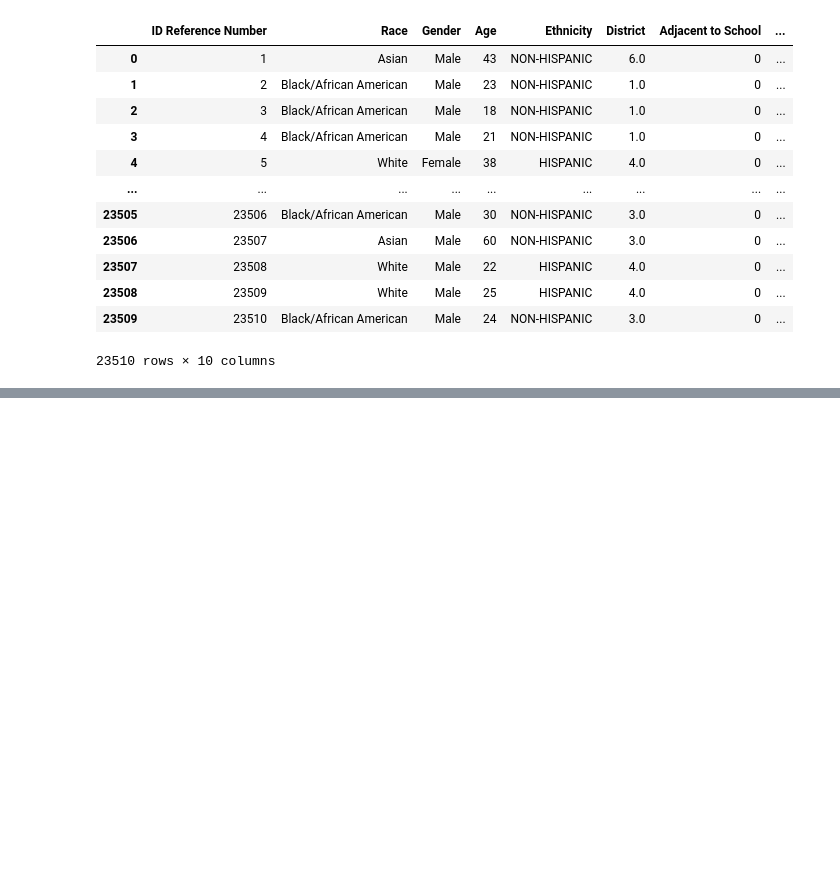
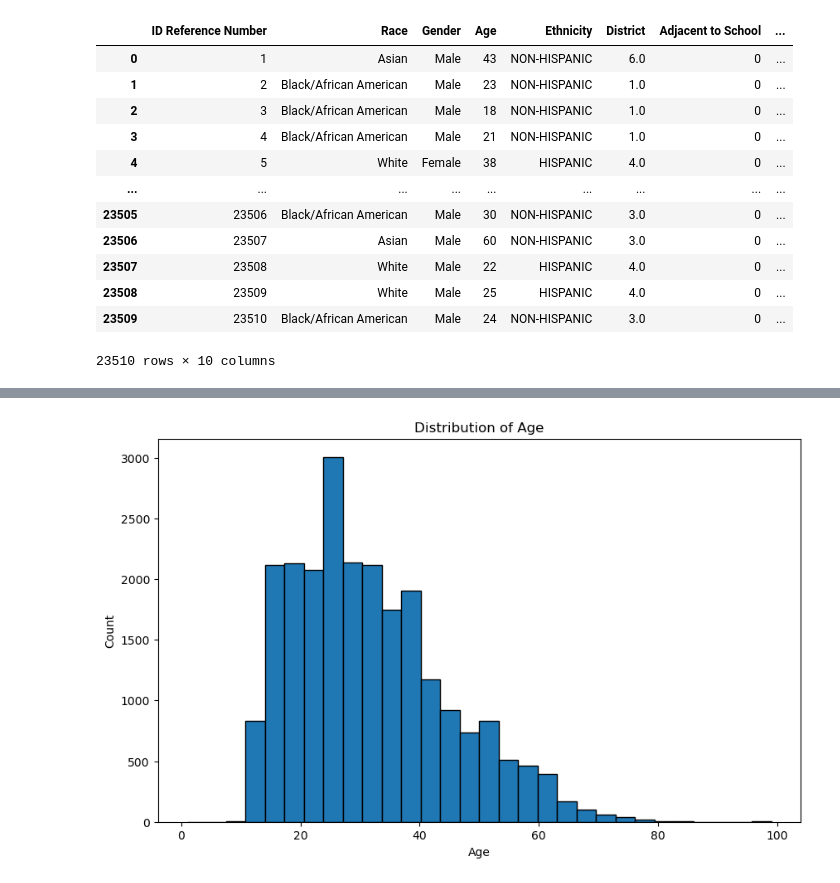
Before and after one commit to Animaznman/MSDS-Police-EDA, a Jupyter notebook: notebook.ipynb, the cells around one changed output, grey strips where cells are left out. Cells and saved outputs as stored; diff of their text form; code cells hidden in the pictures; blank space fills up the shorter version.

```diff
--- a/notebook.ipynb
+++ b/notebook.ipynb
@@ -31,0 +62,10 @@ df_police
+# %%
+#Age
+plt.figure(figsize=(10, 6))
+df_police["Age"].plot(kind='hist', bins=30, edgecolor='black')
+plt.title('Distribution of Age')
+plt.xlabel('Age')
+plt.ylabel('Count')
+plt.show()
+# %% [output]
+[figure, added]
```
Also changed, not shown: parts of 3 cells of this notebook.
